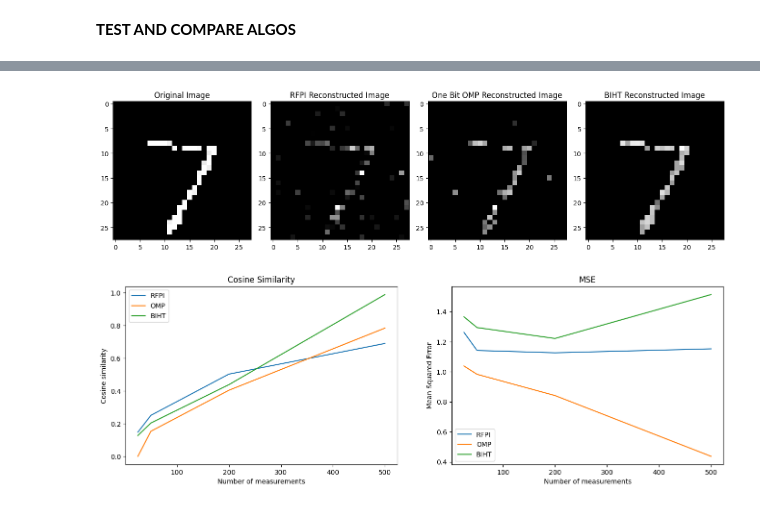
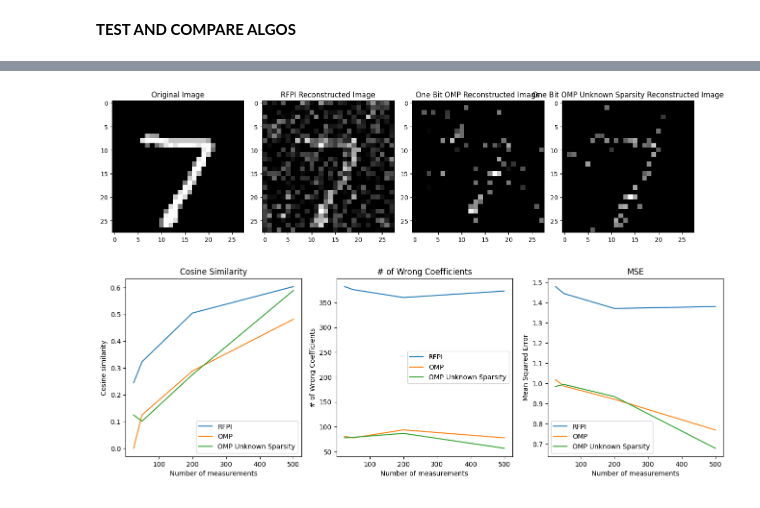
Before and after one commit to josephine-king/EE4740_ImageCompression, a Jupyter notebook: image_compression.ipynb, the cells around one changed output, grey strips where cells are left out. Drawn from its saved outputs; the diff is of its cells as text; code cells hidden in the pictures.

```diff
--- a/image_compression.ipynb
+++ b/image_compression.ipynb
@@ -22,7 +22,7 @@ def import_mnist_data(num_img):
             raise FileNotFoundError("mnist_dataset.zip not found.")
     # Load the mnist data
     # Ignore the first column of the data (the label)
-    data = np.loadtxt("mnist_dataset/mnist_test.csv", delimiter=",", max_rows=num_img, usecols=range(1,785))
+    data = np.loadtxt("mnist_dataset/mnist_dataset/mnist_test.csv", delimiter=",", max_rows=num_img, usecols=range(1,785))
     data = data.reshape(num_img, 784)
     return data
 
@@ -68,7 +68,7 @@ def plot_algos(data, titles):
     fig.set_figwidth(14)
     for i in range(0,num_images):
         axs[i].imshow(data[i].reshape(28, 28), cmap='gray', vmin=0, vmax=255)
-        axs[i].set_title(titles[i])
+        axs[i].set_title(titles[i],fontsize=10)
 
     plt.tight_layout()
     plt.show()
@@ -84,7 +84,7 @@ def plot_meas_matrix(meas_matrix):
 data = import_mnist_data(1)
 print(data.shape)
 
-sparse_data = sparsify_data(data, 230) #anything below 100 is = zero
+sparse_data = sparsify_data(data, 100) #anything below 100 is = zero
 print(sparse_data.shape)
 
 plot_est_images(data, sparse_data)
@@ -116,15 +116,16 @@ def calculate_missed_coefficients(original_data, est_data):
     original_data = original_data.reshape((-1, 1))
     est_data = est_data.reshape((-1, 1))
     missed_coefficients = np.count_nonzero((original_data != 0) & (est_data == 0))
-    missed_coefficients = missed_coefficients/np.count_nonzero(original_data != 0)
     return missed_coefficients
 
 def calculate_misidentified_coefficients(original_data, est_data):
     original_data = original_data.reshape((-1, 1))
     est_data = est_data.reshape((-1, 1))
     mis_ided_coefficients = np.count_nonzero((original_data == 0) & (est_data != 0))
-    mis_ided_coefficients = mis_ided_coefficients/np.count_nonzero(original_data == 0)
     return mis_ided_coefficients
+
+def calculate_wrong_coefficients(original_data, est_data):
+    return (calculate_missed_coefficients(original_data, est_data) + calculate_misidentified_coefficients(original_data, est_data))
 
 def calculate_cosine_similarity(original_data, est_data):
     return (original_data.T @ est_data) / (np.linalg.norm(original_data) * np.linalg.norm(est_data))
@@ -205,7 +199,7 @@ def rfpi(meas_matrix, measurement, step_size, lamda, threshold, max_iter):
 # %% [markdown]
 **ONE BIT OMP**
 # %%
-def one_bit_omp(meas_matrix, measurement, sparsity, threshold, max_iter=None, known_sparsity=True):
+def one_bit_omp(meas_matrix, measurement, sparsity, max_iter=None, known_sparsity=True):
     m, n = meas_matrix.shape
     if max_iter is None:
         max_iter = sparsity
@@ -218,7 +212,6 @@ def one_bit_omp(meas_matrix, measurement, sparsity, threshold, max_iter=None, kn
     convergence = []
 
     for it in range(max_iter):
-        last_estimate = estimate
         if len(support) >= sparsity:
             break
 
@@ -245,11 +238,9 @@ def one_bit_omp(meas_matrix, measurement, sparsity, threshold, max_iter=None, kn
         # Compute residual and convergence metric
         residual = measurement - np.sign(meas_matrix @ estimate)
         res_norm = np.linalg.norm(residual)
+        convergence.append(res_norm)
 
-        delta = np.linalg.norm(estimate - last_estimate)
-        convergence.append(delta)
-
-        if (delta <= threshold):
+        if np.all(residual == 0):
             break
 
     return estimate, convergence
@@ -443,61 +465,51 @@ plt.show()
 # %%
 meas_matrix_dims = [25, 50, 200, 500]
 num_img = 1
 data = import_mnist_data(num_img)
-sparse_data = sparsify_data(data, 230)
+sparse_data = sparsify_data(data, 100)
 
-cosine_sim_omp, mses_omp, missed_coeffs_omp, misided_coeffs_omp, curr_data, estimate_omp, convergence_omp = test_algo("one_bit_omp", num_img, sparse_data, meas_matrix_dims, 1e-5, 0.1, 80, True, 1e-6, 1000)
-cosine_sim_biht, mses_biht, missed_coeffs_biht, misided_coeffs_biht, curr_data, estimate_biht, convergence_biht = test_algo("biht", num_img, sparse_data, meas_matrix_dims, 1e-5, 0.1, 80, True, 1e-6, 1000)
-cosine_sim_rfpi, mses_rfpi, missed_coeffs_rfpi, misided_coeffs_rfpi, curr_data, estimate_rfpi, convergence_rfpi = test_algo("rfpi", num_img, sparse_data, meas_matrix_dims, 1e-5, 0.1, 0, False, 1e-4, 1000)
+cosine_sim_omp, mses_omp, wrong_coeffs_omp, curr_data, estimate_omp, convergence_omp = test_algo("one_bit_omp", num_img, sparse_data, meas_matrix_dims, 1e-5, 0.1, 80, True, 1e-3, 1000)
+cosine_sim_omp_us, mses_omp_us, wrong_coeffs_omp_us, curr_data, estimate_omp_us, convergence_omp_us = test_algo("one_bit_omp", num_img, sparse_data, meas_matrix_dims, 1e-5, 0.1, 20, False, 1e-3, 1000)
+cosine_sim_rfpi, mses_rfpi, wrong_coeffs_rfpi, curr_data, estimate_rfpi, convergence_rfpi = test_algo("rfpi", num_img, sparse_data, meas_matrix_dims, 1e-5, 0.1, 0, False, 1e-5, 10000)
 
-plot_algos([curr_data, estimate_rfpi, estimate_omp, estimate_biht], ["Original Image", "RFPI Reconstructed Image", "One Bit OMP Reconstructed Image", "BIHT Reconstructed Image"])
+plot_algos([curr_data, estimate_rfpi, estimate_omp, estimate_omp_us], ["Original Image", "RFPI Reconstructed Image", "One Bit OMP Reconstructed Image", "One Bit OMP Unknown Sparsity Reconstructed Image"])
 
-fig, axs = plt.subplots(1, 2)
+fig, axs = plt.subplots(1, 3)
 fig.set_figwidth(16)
 axs[0].plot(meas_matrix_dims, cosine_sim_rfpi)
 axs[0].plot(meas_matrix_dims,cosine_sim_omp)
-axs[0].plot(meas_matrix_dims,cosine_sim_biht)
+axs[0].plot(meas_matrix_dims,cosine_sim_omp_us)
 axs[0].set_title("Cosine Similarity")
 axs[0].set_xlabel("Number of measurements")
 axs[0].set_ylabel("Cosine similarity")
-axs[0].legend(["RFPI","OMP","BIHT"])
-axs[1].plot(meas_matrix_dims, mses_rfpi)
-axs[1].plot(meas_matrix_dims,mses_omp)
-axs[1].plot(meas_matrix_dims,mses_biht)
-axs[1].set_title("MSE")
+axs[0].legend(["RFPI","OMP","OMP Unknown Sparsity"])
+axs[1].plot(meas_matrix_dims, wrong_coeffs_rfpi)
+axs[1].plot(meas_matrix_dims,wrong_coeffs_omp)
+axs[1].plot(meas_matrix_dims,wrong_coeffs_omp_us)
+axs[1].set_title("# of Wrong Coefficients")
 axs[1].set_xlabel("Number of measurements")
-axs[1].set_ylabel("Mean Squared Error")
-axs[1].legend(["RFPI","OMP","BIHT"])
-
-fig, axs = plt.subplots(1, 2)
-fig.set_figwidth(16)
-axs[0].plot(meas_matrix_dims, missed_coeffs_rfpi)
-axs[0].plot(meas_matrix_dims, missed_coeffs_omp)
-axs[0].plot(meas_matrix_dims, missed_coeffs_biht)
-axs[0].set_title("Fraction of Missed Coefficients")
-axs[0].set_xlabel("Number of measurements")
-axs[0].set_ylabel("Fraction of Missed Coefficients")
-axs[0].legend(["RFPI","OMP","BIHT"])
-axs[1].plot(meas_matrix_dims, misided_coeffs_rfpi)
-axs[1].plot(meas_matrix_dims, misided_coeffs_omp)
-axs[1].plot(meas_matrix_dims, misided_coeffs_biht)
-axs[1].set_title("Fraction of Misidentified Coefficients")
-axs[1].set_xlabel("Number of measurements")
-axs[1].set_ylabel("Fraction of Misidentified Coefficients")
-axs[1].legend(["RFPI","OMP","BIHT"])
+axs[1].set_ylabel("# of Wrong Coefficients")
+axs[1].legend(["RFPI","OMP","OMP Unknown Sparsity"])
+axs[2].plot(meas_matrix_dims, mses_rfpi)
+axs[2].plot(meas_matrix_dims,mses_omp)
+axs[2].plot(meas_matrix_dims,mses_omp_us)
+axs[2].set_title("MSE")
+axs[2].set_xlabel("Number of measurements")
+axs[2].set_ylabel("Mean Squared Error")
+axs[2].legend(["RFPI","OMP","OMP Unknown Sparsity"])
 plt.show()
 
 plt.figure(figsize=(6, 4))
 plt.semilogy(convergence_rfpi)
 plt.semilogy(convergence_omp)
-plt.semilogy(convergence_biht)
+plt.semilogy(convergence_omp_us)
 plt.xlabel("Iteration")
 plt.ylabel("Change in estimate")
 plt.title("Convergence")
-plt.legend(["RFPI","OMP","BIHT"])
+plt.legend(["RFPI","OMP","OMP Unknown Sparsity"])
 plt.grid(True)
 plt.tight_layout()
 plt.show()
 # %% [output]
-[figure, old version]
+[figure, new version]
-[figure, old version]
+[figure, new version]
```
Also changed, not shown: parts of 10 cells of this notebook.
